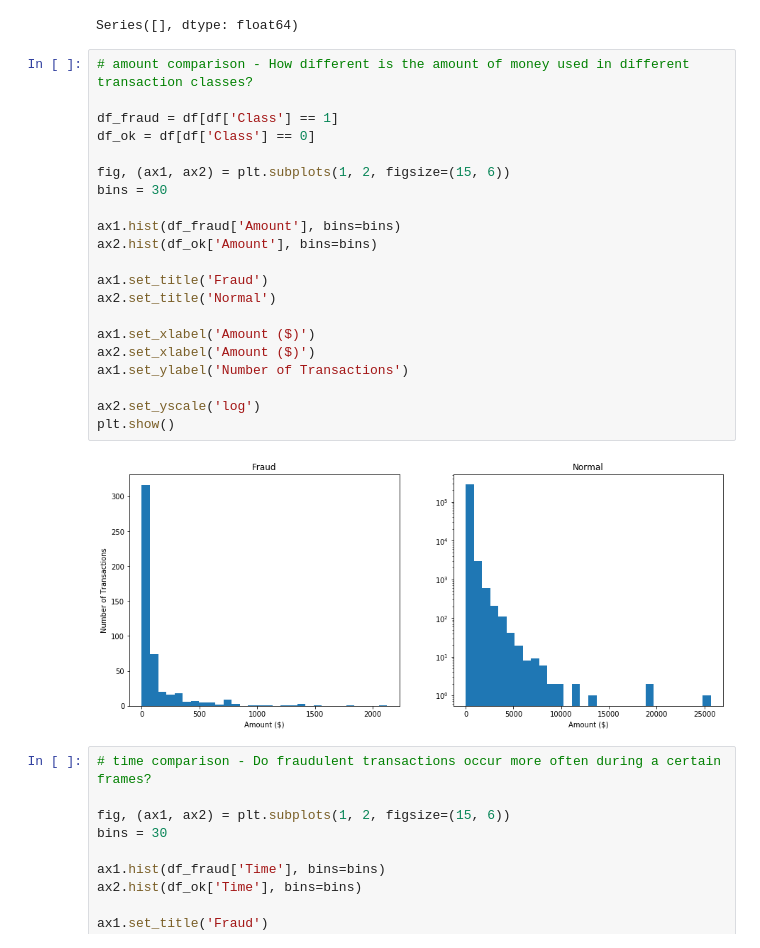
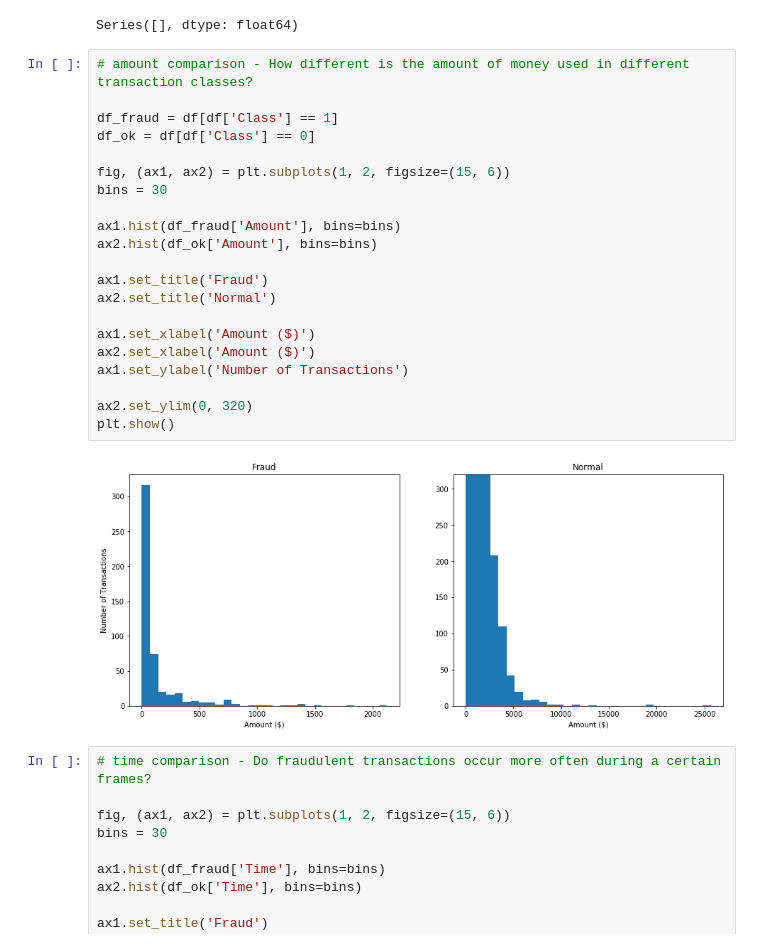
Before and after one commit to lmeazzini/Small-projects, a Jupyter notebook: Credit_fraud.ipynb, the cells around one changed output. Cells and saved outputs as stored; diff of their text form.

```diff
--- a/Credit_fraud.ipynb
+++ b/Credit_fraud.ipynb
@@ -72,26 +75,26 @@ Series([], dtype: float64)
 # %%
 # amount comparison - How different is the amount of money used in different transaction classes?
 
 df_fraud = df[df['Class'] == 1]
 df_ok = df[df['Class'] == 0]
 
 fig, (ax1, ax2) = plt.subplots(1, 2, figsize=(15, 6))
 bins = 30
 
 ax1.hist(df_fraud['Amount'], bins=bins)
 ax2.hist(df_ok['Amount'], bins=bins)
 
 ax1.set_title('Fraud')
 ax2.set_title('Normal')
 
 ax1.set_xlabel('Amount ($)')
 ax2.set_xlabel('Amount ($)')
 ax1.set_ylabel('Number of Transactions')
 
-ax2.set_yscale('log')
+ax2.set_ylim(0, 320)
 plt.show()
 # %% [output]
-[figure, old version]
+[figure, new version]
 # %%
 # time comparison - Do fraudulent transactions occur more often during a certain frames?
 
```
Also changed, not shown: parts of 14 cells of this notebook.
